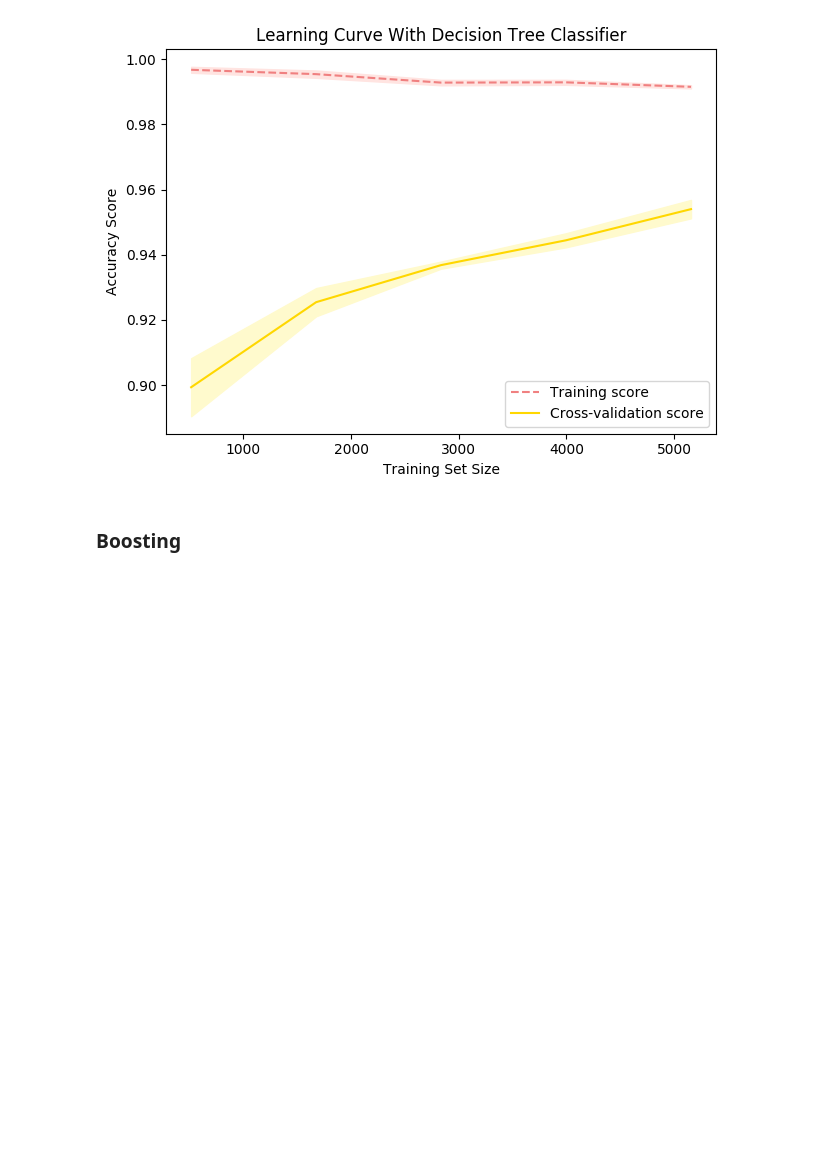
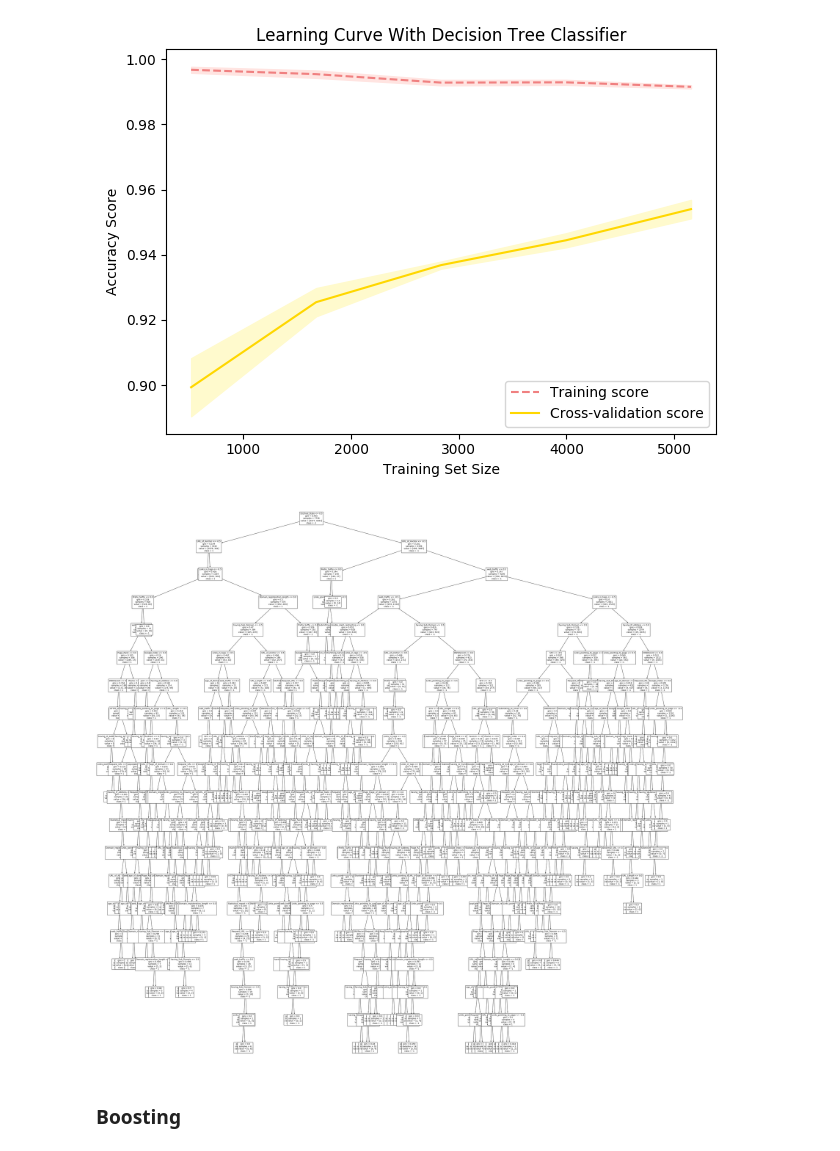
Before and after one commit to aashiamehta/MachineLearning, a Jupyter notebook: Project1/supervised_learning.ipynb, the cells around one changed output. Drawn from its saved outputs; the diff is of its cells as text; code cells hidden in the pictures; blank space fills up the shorter version.

```diff
--- a/Project1/supervised_learning.ipynb
+++ b/Project1/supervised_learning.ipynb
@@ -176,6 +177,13 @@ Accuracy w/o Tuning:  0.9656315948145915
 Best Params:  {'max_depth': 19} DecisionTreeClassifier(max_depth=19, random_state=5)
 Accuracy w/ Tuning:  0.964124208622249
 [figure]
+# %%
+plt.figure(figsize=(50,50))
+features = list(phishing_X_train.columns)
+tree.plot_tree(final_phishing_dt, fontsize=10, feature_names=features, class_names=["1", "-1"])
+plt.savefig("phishing_tree.png")
+# %% [output]
+[figure, added]
 # %% [markdown]
 ### Boosting
 # %%
```
Also changed, not shown: parts of 12 cells of this notebook.
